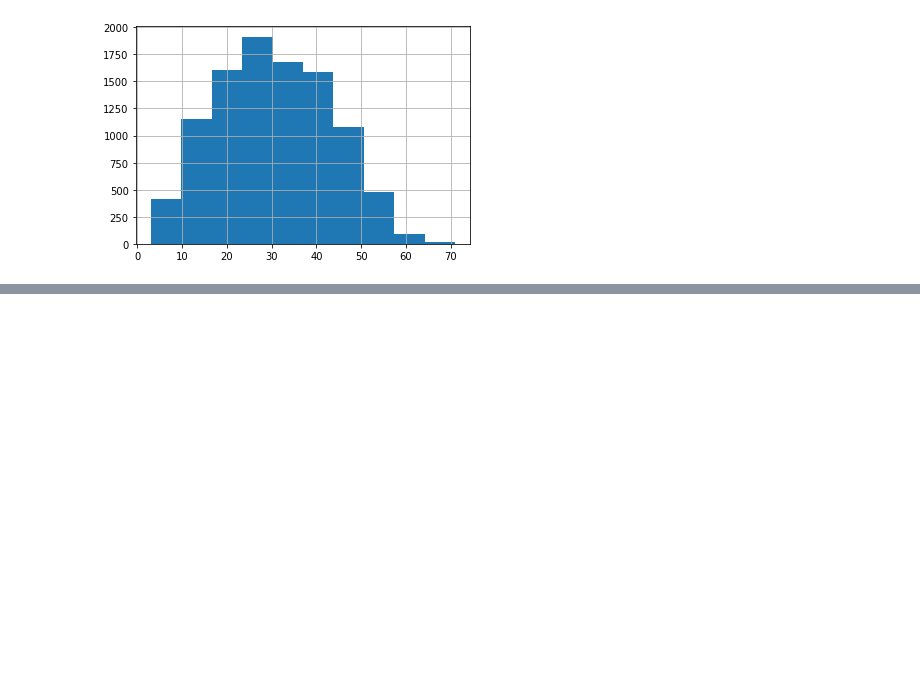
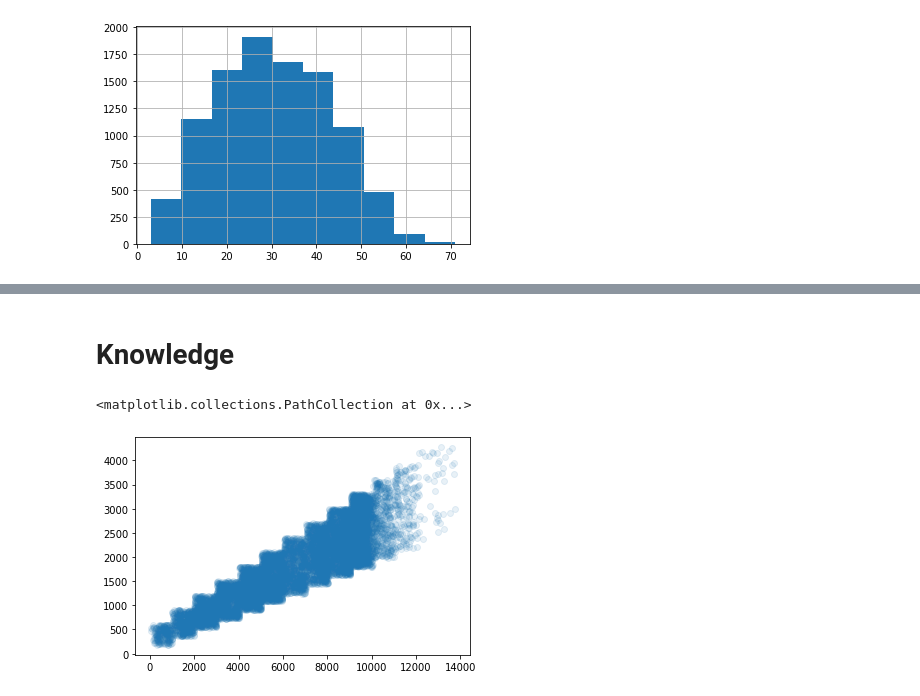
Before and after one commit to multi-order-planning-RBH/predictor, a Jupyter notebook: rbh_delivery.ipynb, the cells around one changed output, grey strips where cells are left out. Saved outputs shown, nothing was run; the diff lists cells and outputs as text; code cells hidden in the pictures; blank space fills up the shorter version.

```diff
--- a/rbh_delivery.ipynb
+++ b/rbh_delivery.ipynb
@@ -371,0 +175,5 @@ result_m.sample(10)
+# %%
+df["isHoliday"] = df["JobAcceptedDate"].apply(lambda x: int(x == pd.Timestamp('2020-10-13 00:00:00')))
+mapper = {0:"Mon", 1:"Tue", 2:"Wed", 3:"Thu", 4:"Fri", 5:"Sat", 6:"Sun"} # TODO
+df["day_of_week"] = df["JobAcceptedDate"].apply(lambda x: x.weekday())
+df["day_of_week_name"] = df["JobAcceptedDate"].apply(lambda x: mapper[x.weekday()])
@@ -371,0 +189,6 @@ result_m.sample(10)
+# %%
+# One Hot encode
+nominal_columns = ["day_of_week_name"]
+dummy_df = pd.get_dummies(df[nominal_columns], drop_first=False)
+df = pd.concat([df, dummy_df], axis=1)
+df = df.drop(nominal_columns, axis=1)
@@ -371,0 +211,4 @@ result_m.sample(10)
+# %%
+## Try to convert one hot to angular distance (https://www.mikulskibartosz.name/time-in-machine-learning/)
+df["day_of_week_sin"] = np.sin(df["day_of_week"]*(2.*np.pi/7))
+df["day_of_week_cos"] = np.cos(df["day_of_week"]*(2.*np.pi/7))
@@ -371,0 +456,7 @@ result_m.sample(10)
+# %% [markdown]
+# Knowledge
+# %%
+plt.scatter(df["EucDist"], y_s, alpha=0.1)
+# %% [output]
+<matplotlib.collections.PathCollection at 0x...>
+[figure, added]
```
Also changed, not shown: parts of 86 cells of this notebook.
